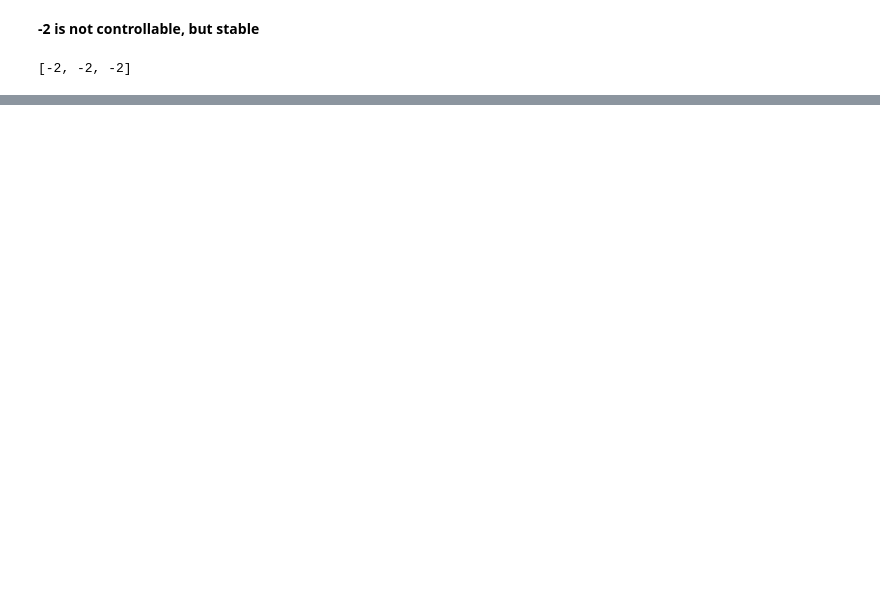
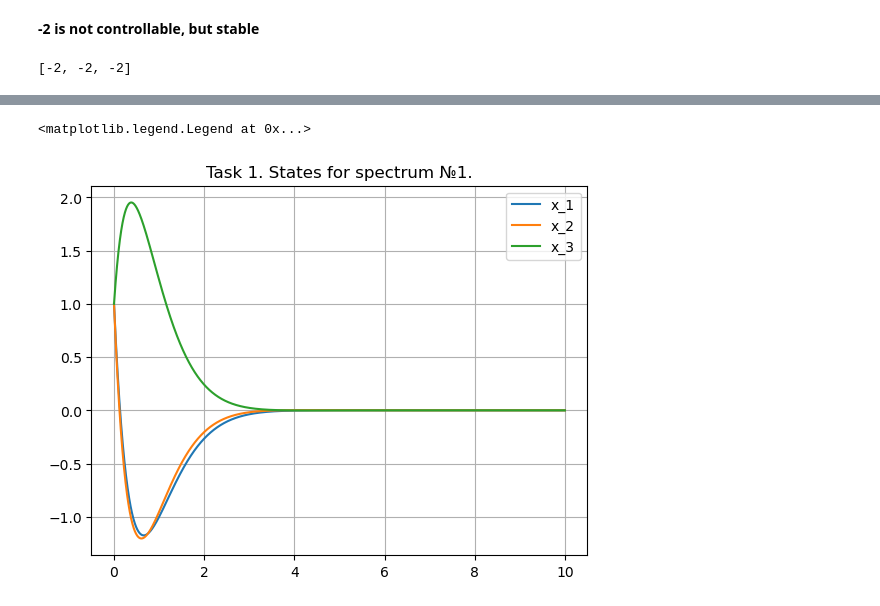
Before and after one commit to mfclabber/itmo_automatic_control_theory, a Jupyter notebook: lab2/lab2.ipynb, the cells around one changed output, grey strips where cells are left out. Cells and saved outputs as stored; diff of their text form; code cells hidden in the pictures; blank space fills up the shorter version.

Commit message:
done task1 in lab2

```diff
--- a/lab2/lab2.ipynb
+++ b/lab2/lab2.ipynb
@@ -95,0 +124,3 @@ Y_1 = np.array([1,1,1]).reshape((1,-1))
+# %%
+K_1 = -Y_1 @ np.linalg.inv(P_1)
+K_1
@@ -95,0 +134,3 @@ Y_1 = np.array([1,1,1]).reshape((1,-1))
+# %%
+sys_1 = ctrl.ss(A + B@K_1,np.zeros((3,1)),np.zeros((1,3)),0)
+sys_1
@@ -95,0 +147,14 @@ Y_1 = np.array([1,1,1]).reshape((1,-1))
+# %%
+time_1 = np.linspace(0,10,int(10/dt))
+# %%
+y_1 = ctrl.initial_response(sys_1,time_1,X0=np.ones((3,1)))
+# %%
+plt.plot(time_1,y_1.states[0,:],label="x_1")
+plt.plot(time_1,y_1.states[1,:],label="x_2")
+plt.plot(time_1,y_1.states[2,:],label="x_3")
+plt.title("Task 1. States for spectrum №1.")
+plt.grid()
+plt.legend()
+# %% [output]
+<matplotlib.legend.Legend at 0x...>
+[figure, added]
```
Also changed, not shown: parts of 20 cells of this notebook.
